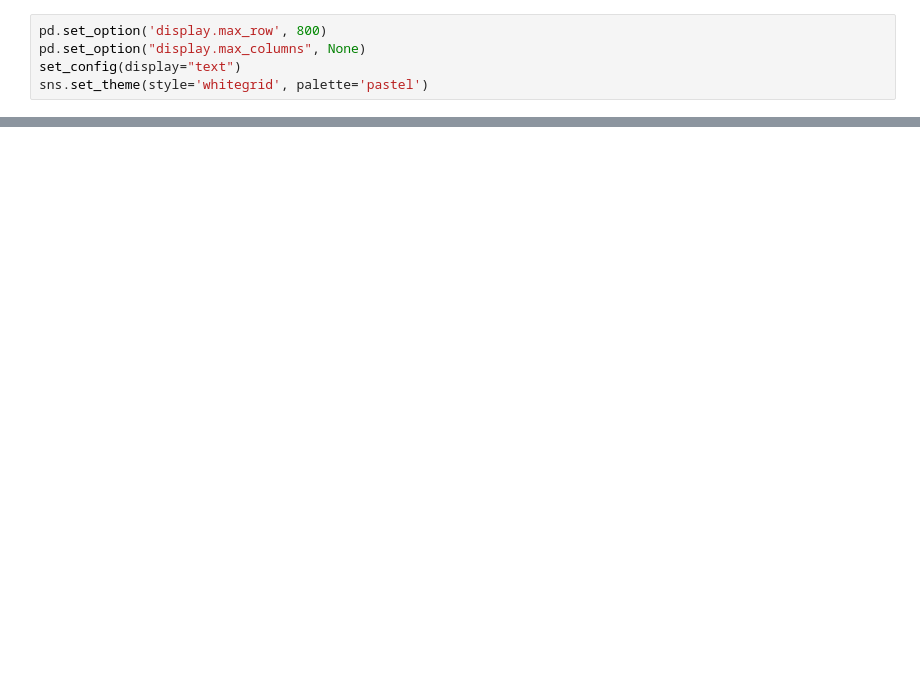
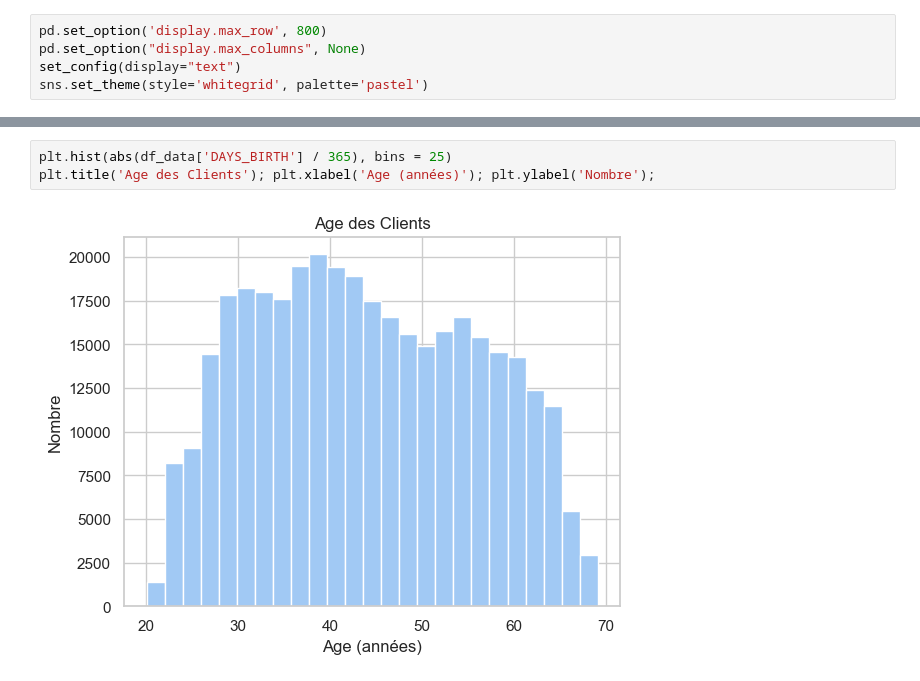
Before and after one commit to m322345/PF6, a Jupyter notebook: Modelisation2.ipynb, the cells around one changed output, grey strips where cells are left out. Drawn from its saved outputs; the diff is of its cells as text; blank space fills up the shorter version.

```diff
--- a/Modelisation2.ipynb
+++ b/Modelisation2.ipynb
@@ -331,0 +366,5 @@ df_data.describe()
+# %%
+plt.hist(abs(df_data['DAYS_BIRTH'] / 365), bins = 25)
+plt.title('Age des Clients'); plt.xlabel('Age (années)'); plt.ylabel('Nombre');
+# %% [output]
+[figure, added]
```
Also changed, not shown: parts of 63 cells of this notebook, 11 other files.
